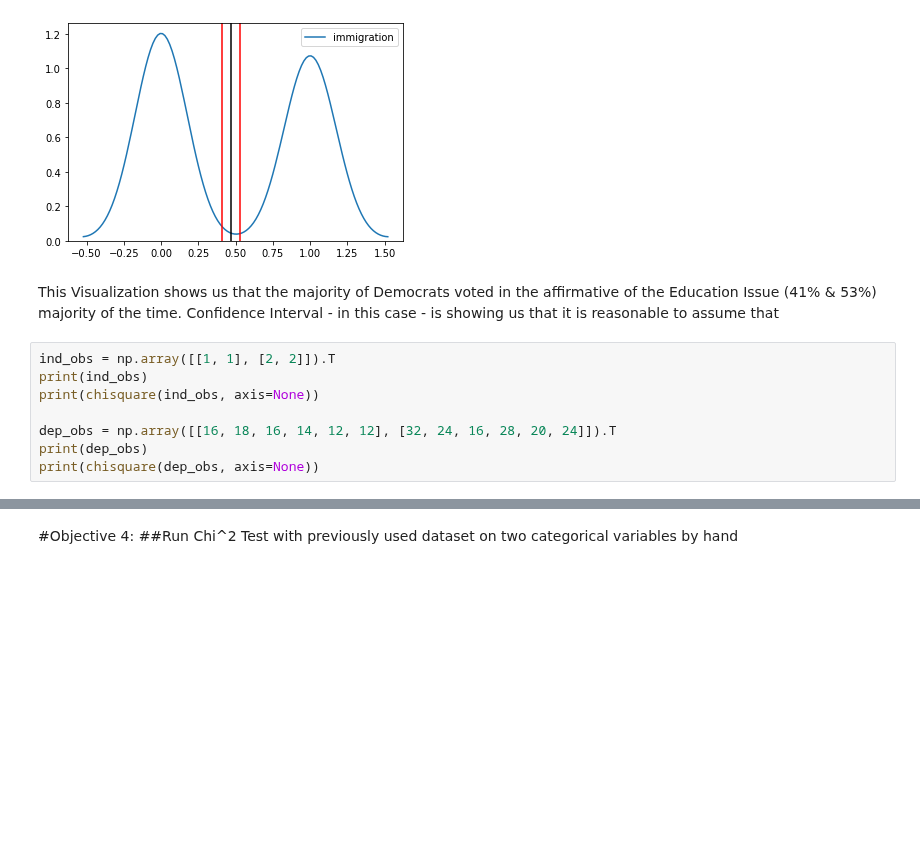
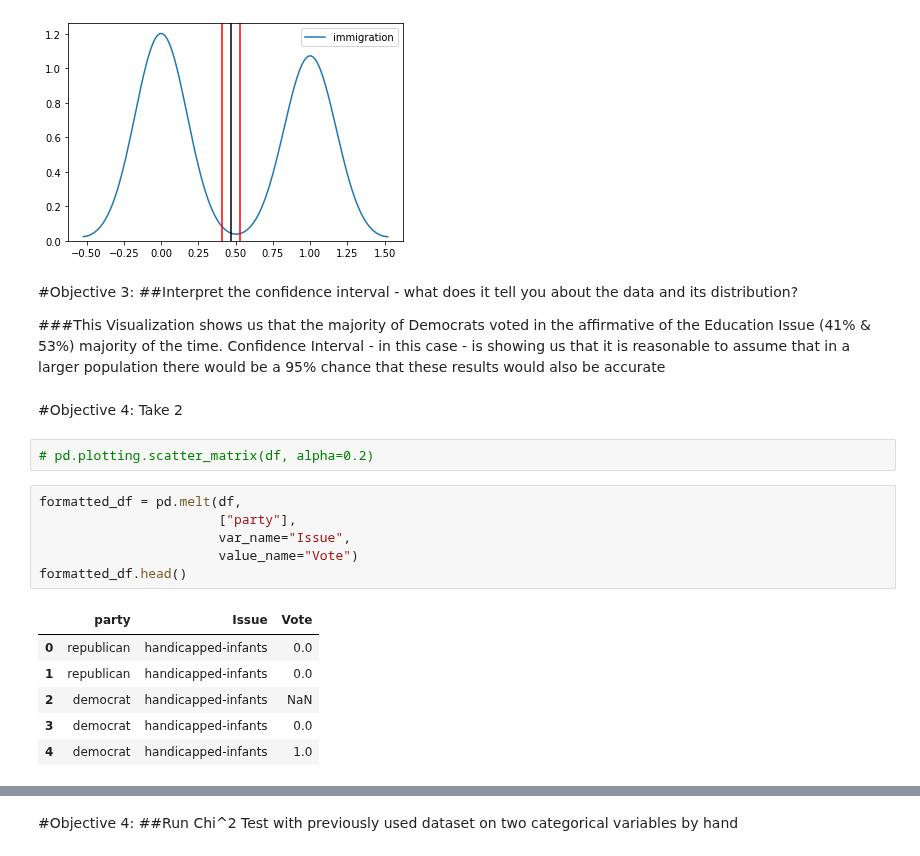
Before and after one commit to bloominstituteoftechnology/DS-Unit-1-Sprint-2-Statistics, a Jupyter notebook: module2/LS_DS_122_Sampling_Confidence_Intervals_and_Hypothesis_Testing_Assignment.ipynb, the cells around one changed output, grey strips where cells are left out. Saved outputs shown, nothing was run; the diff lists cells and outputs as text; blank space fills up the shorter version.

```diff
--- a/module2/LS_DS_122_Sampling_Confidence_Intervals_and_Hypothesis_Testing_Assignment.ipynb
+++ b/module2/LS_DS_122_Sampling_Confidence_Intervals_and_Hypothesis_Testing_Assignment.ipynb
@@ -204,12 +204,24 @@ plt.axvline(x=CI[0], color='k');
 # %% [output]
 [figure]
 # %% [markdown]
-This Visualization shows us that the majority of Democrats voted in the affirmative of the Education Issue (41% & 53%) majority of the time. Confidence Interval - in this case - is showing us that it is reasonable to assume that
+#Objective 3:
+##Interpret the confidence interval - what does it tell you about the data and its distribution?
+
+###This Visualization shows us that the majority of Democrats voted in the affirmative of the Education Issue (41% & 53%) majority of the time. Confidence Interval - in this case - is showing us that it is reasonable to assume that in a larger population there would be a 95% chance that these results would also be accurate
-# %%
-ind_obs = np.array([[1, 1], [2, 2]]).T
-print(ind_obs)
-print(chisquare(ind_obs, axis=None))
-
-dep_obs = np.array([[16, 18, 16, 14, 12, 12], [32, 24, 16, 28, 20, 24]]).T
-print(dep_obs)
-print(chisquare(dep_obs, axis=None))
+# %% [markdown]
+#Objective 4: Take 2
+# %%
+# pd.plotting.scatter_matrix(df, alpha=0.2)
+# %%
+formatted_df = pd.melt(df,
+                       ["party"],
+                       var_name="Issue",
+                       value_name="Vote")
+formatted_df.head()
+# %% [output]
+|  | party | Issue | Vote |
+| 0 | republican | handicapped-infants | 0.0 |
+| 1 | republican | handicapped-infants | 0.0 |
+| 2 | democrat | handicapped-infants | NaN |
+| 3 | democrat | handicapped-infants | 0.0 |
+| 4 | democrat | handicapped-infants | 1.0 |
```
Also changed, not shown: parts of 18 cells of this notebook.
